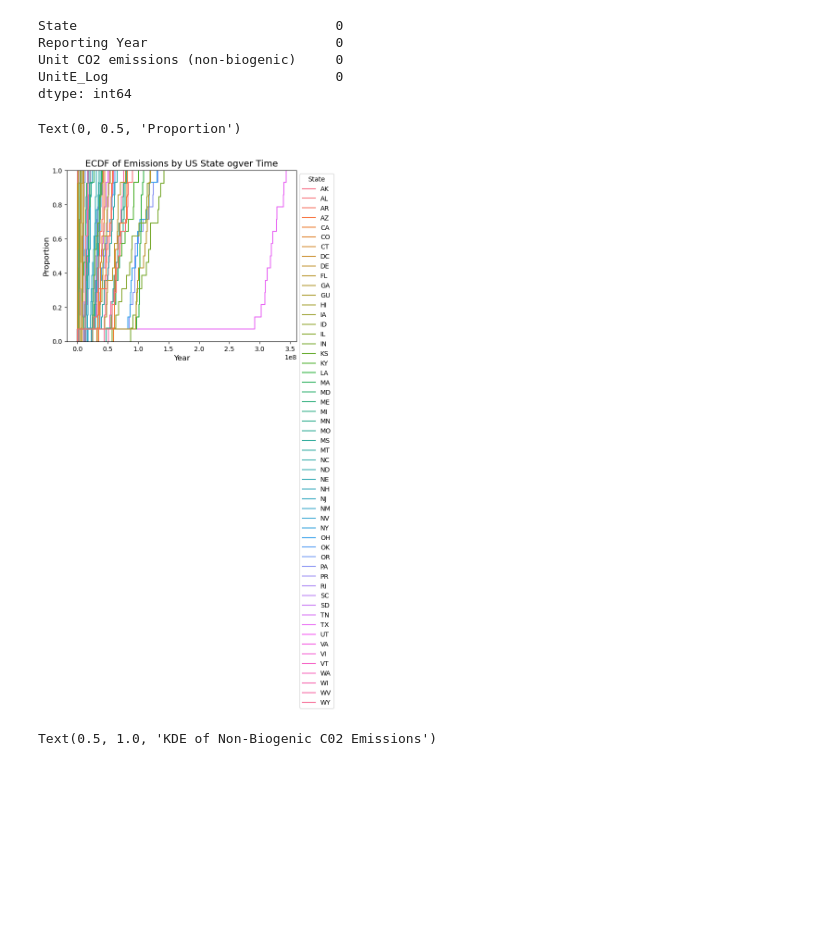
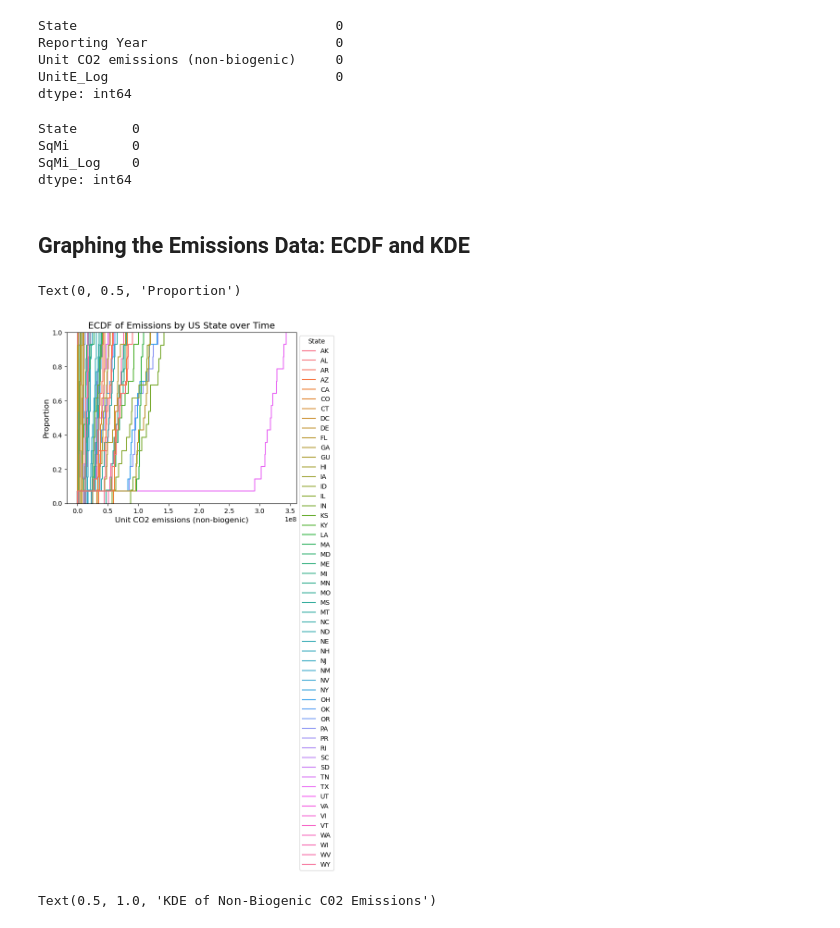
Before and after one commit to caroline-kranefuss/us_facilities_emissions, a Jupyter notebook: questions_3_4.ipynb, the cells around one changed output. Cells and saved outputs as stored; diff of their text form; code cells hidden in the pictures; blank space fills up the shorter version.

```diff
--- a/questions_3_4.ipynb
+++ b/questions_3_4.ipynb
@@ -112,14 +134,24 @@ Reporting Year                        0
 Unit CO2 emissions (non-biogenic)     0
 UnitE_Log                             0
 dtype: int64
+# %%
+# Check for NaN values in area df
+area.isna().sum()
+# %% [output]
+State       0
+SqMi        0
+SqMi_Log    0
+dtype: int64
+# %% [markdown]
+## Graphing the Emissions Data: ECDF and KDE
 # %%
-#ecdf of CO2 emissions (no log transformation ) metric tons
+# ECDF of CO2 emissions (no log transformation ) metric tons
 ax = sns.ecdfplot(data=grouped_emissions, x="Unit CO2 emissions (non-biogenic) ", hue = "State")
 sns.move_legend(ax, "upper left", bbox_to_anchor=(1, 1))
-ax.set_title("ECDF of Emissions by US State ogver Time", fontsize=14)
-ax.set_xlabel("Year", fontsize=12)
+ax.set_title("ECDF of Emissions by US State over Time", fontsize=14)
+ax.set_xlabel("Unit CO2 emissions (non-biogenic)", fontsize=12)
 ax.set_ylabel("Proportion", fontsize=12)
 # %% [output]
 Text(0, 0.5, 'Proportion')
-[figure, old version]
+[figure, new version]
 # %%
```
Also changed, not shown: parts of 21 cells of this notebook.
